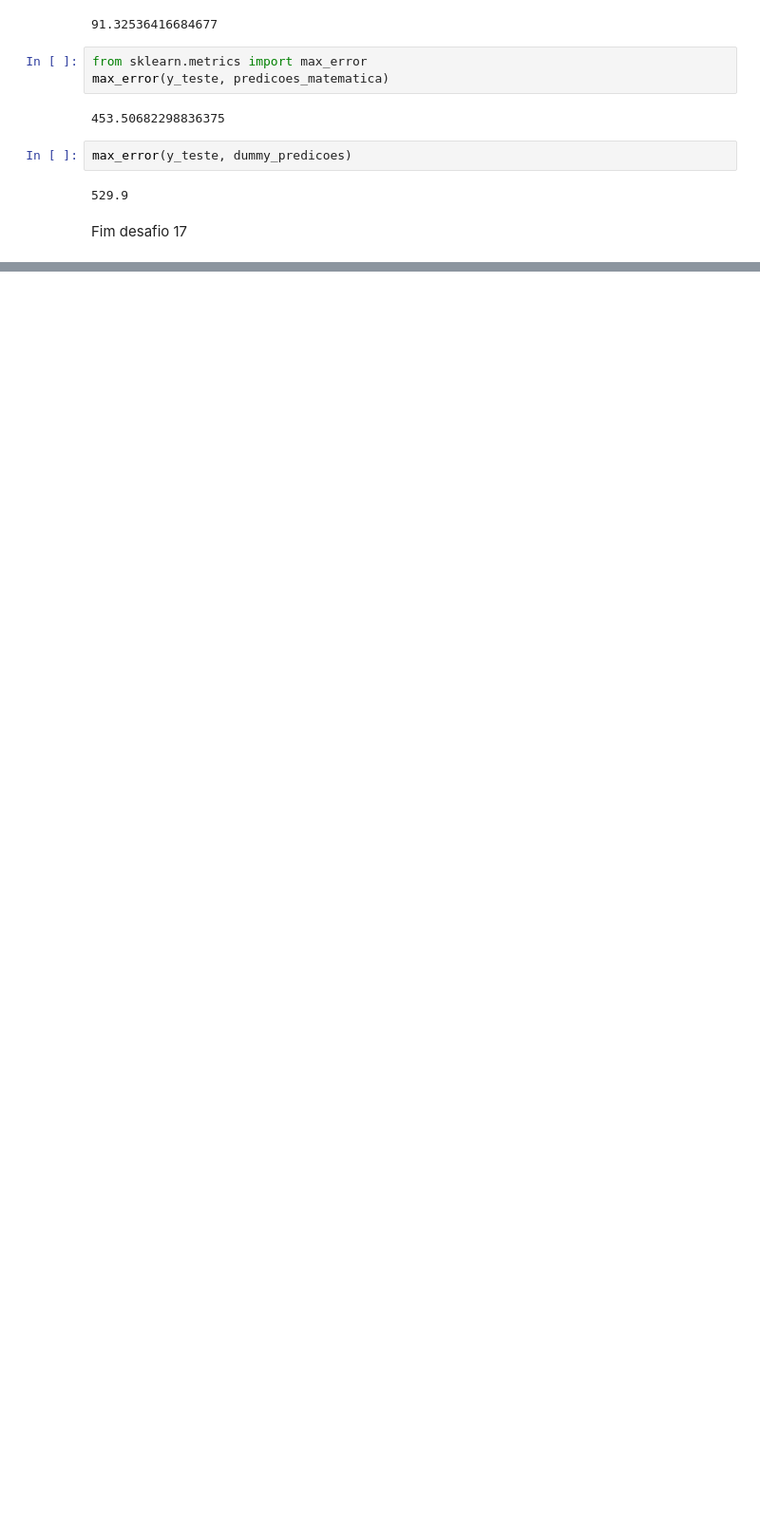
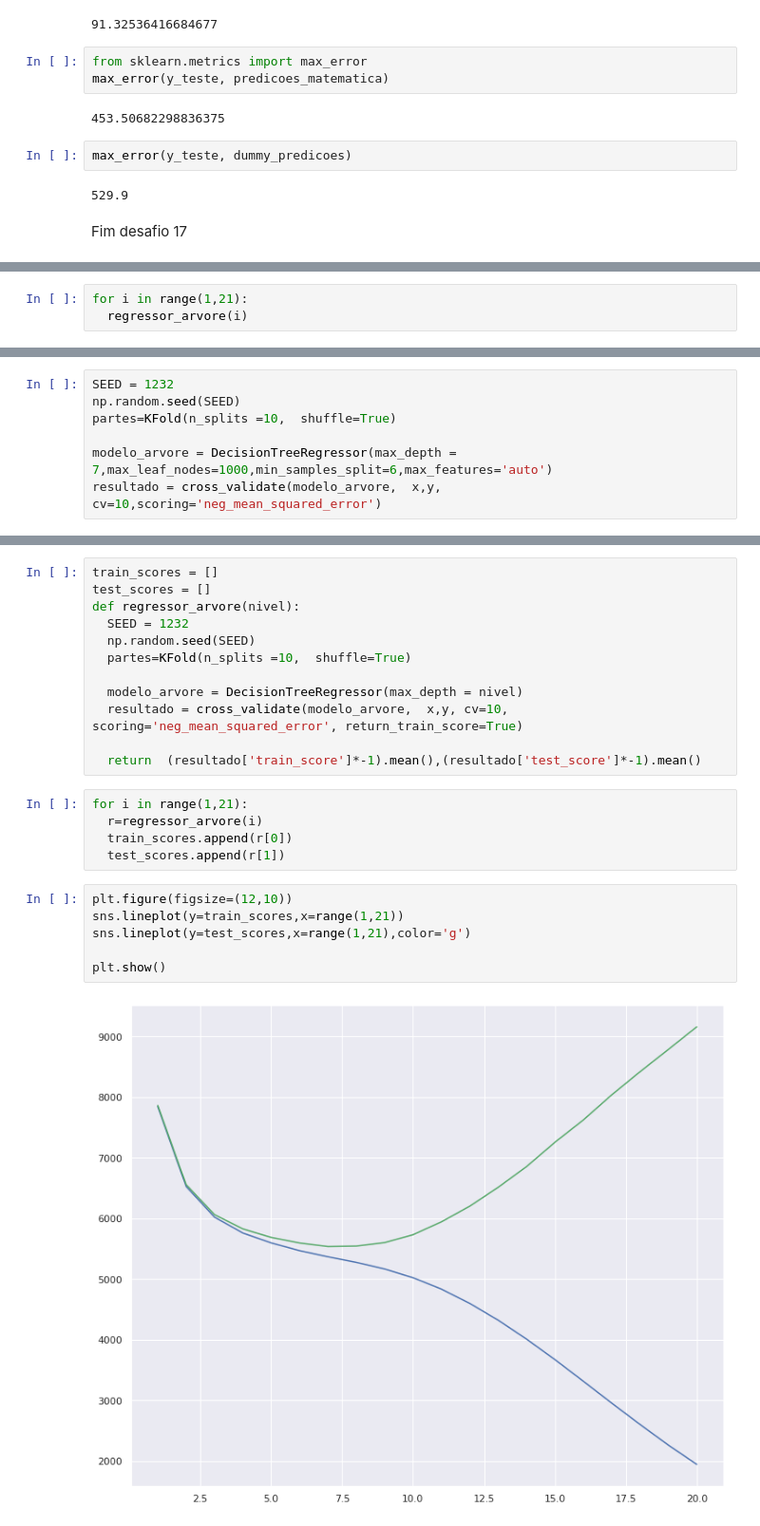
Before and after one commit to Igor-Arantes/Imersao-dados-alura, a Jupyter notebook: Imersão_Dados_Alura.ipynb, the cells around one changed output, grey strips where cells are left out. Shown at 95% size. Drawn from its saved outputs; the diff is of its cells as text; blank space fills up the shorter version.

```diff
--- a/Imersão_Dados_Alura.ipynb
+++ b/Imersão_Dados_Alura.ipynb
@@ -945,0 +1052,3 @@ Fim desafio 17
+# %%
+for i in range(1,21):
+  regressor_arvore(i)
@@ -945,0 +1077,7 @@ Fim desafio 17
+# %%
+SEED = 1232
+np.random.seed(SEED)
+partes=KFold(n_splits =10,  shuffle=True)
+
+modelo_arvore = DecisionTreeRegressor(max_depth = 7,max_leaf_nodes=1000,min_samples_split=6,max_features='auto')
+resultado = cross_validate(modelo_arvore,  x,y, cv=10,scoring='neg_mean_squared_error')
@@ -945,0 +1098,25 @@ Fim desafio 17
+# %%
+train_scores = []
+test_scores = []
+def regressor_arvore(nivel):
+  SEED = 1232
+  np.random.seed(SEED)
+  partes=KFold(n_splits =10,  shuffle=True)
+
+  modelo_arvore = DecisionTreeRegressor(max_depth = nivel)
+  resultado = cross_validate(modelo_arvore,  x,y, cv=10, scoring='neg_mean_squared_error', return_train_score=True)
+
+  return  (resultado['train_score']*-1).mean(),(resultado['test_score']*-1).mean()
+# %%
+for i in range(1,21):
+  r=regressor_arvore(i)
+  train_scores.append(r[0])
+  test_scores.append(r[1])
+# %%
+plt.figure(figsize=(12,10))
+sns.lineplot(y=train_scores,x=range(1,21))
+sns.lineplot(y=test_scores,x=range(1,21),color='g')
+
+plt.show()
+# %% [output]
+[figure, added]
```
Also changed, not shown: parts of 41 cells of this notebook.
